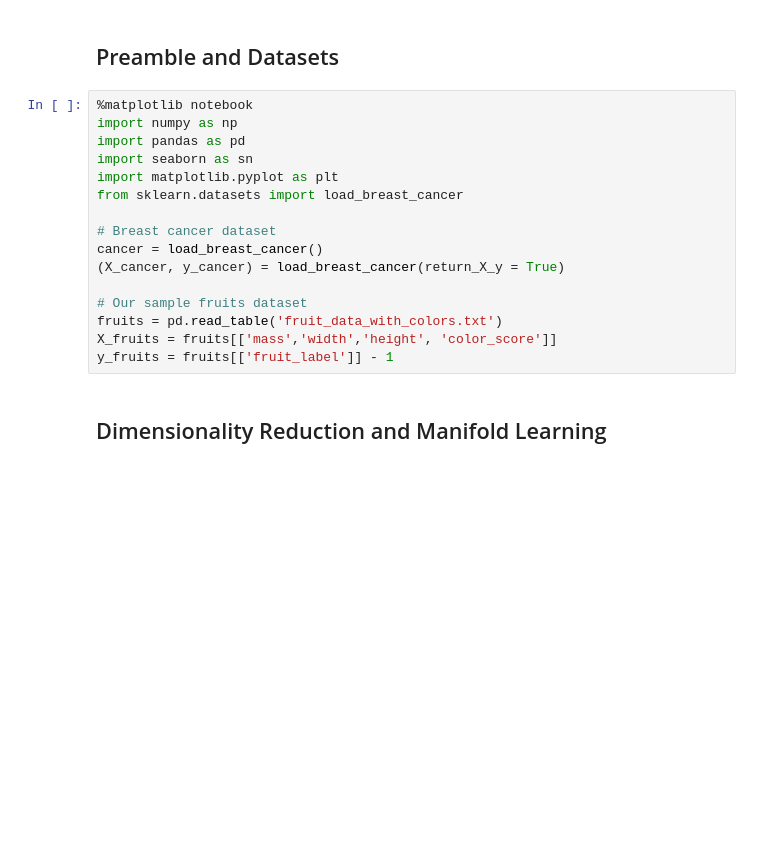
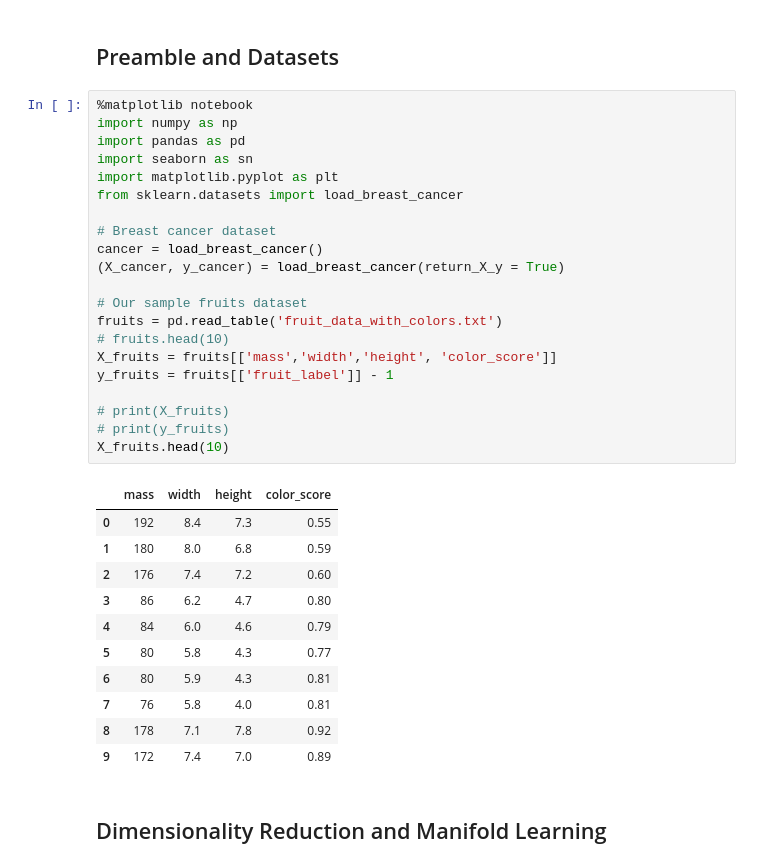
Before and after one commit to mengwangk/coding-and-reading, a Jupyter notebook: materials/machine learning/applied ml/Unsupervised Learning.ipynb, the cells around one changed output. Drawn from its saved outputs; the diff is of its cells as text; blank space fills up the shorter version.

```diff
--- a/materials/machine learning/applied ml/Unsupervised Learning.ipynb
+++ b/materials/machine learning/applied ml/Unsupervised Learning.ipynb
@@ -5,19 +5,36 @@
 # %%
 %matplotlib notebook
 import numpy as np
 import pandas as pd
 import seaborn as sn
 import matplotlib.pyplot as plt
 from sklearn.datasets import load_breast_cancer
 
 # Breast cancer dataset
 cancer = load_breast_cancer()
 (X_cancer, y_cancer) = load_breast_cancer(return_X_y = True)
 
 # Our sample fruits dataset
 fruits = pd.read_table('fruit_data_with_colors.txt')
+# fruits.head(10)
 X_fruits = fruits[['mass','width','height', 'color_score']]
 y_fruits = fruits[['fruit_label']] - 1
+
+# print(X_fruits)
+# print(y_fruits)
+X_fruits.head(10)
+# %% [output]
+|  | mass | width | height | color_score |
+| 0 | 192 | 8.4 | 7.3 | 0.55 |
+| 1 | 180 | 8.0 | 6.8 | 0.59 |
+| 2 | 176 | 7.4 | 7.2 | 0.60 |
+| 3 | 86 | 6.2 | 4.7 | 0.80 |
+| 4 | 84 | 6.0 | 4.6 | 0.79 |
+| 5 | 80 | 5.8 | 4.3 | 0.77 |
+| 6 | 80 | 5.9 | 4.3 | 0.81 |
+| 7 | 76 | 5.8 | 4.0 | 0.81 |
+| 8 | 178 | 7.1 | 7.8 | 0.92 |
+| 9 | 172 | 7.4 | 7.0 | 0.89 |
 # %% [markdown]
 ## Dimensionality Reduction and Manifold Learning
 # %% [markdown]
```
Also changed, not shown: parts of 3 cells of this notebook, 3 other files.
